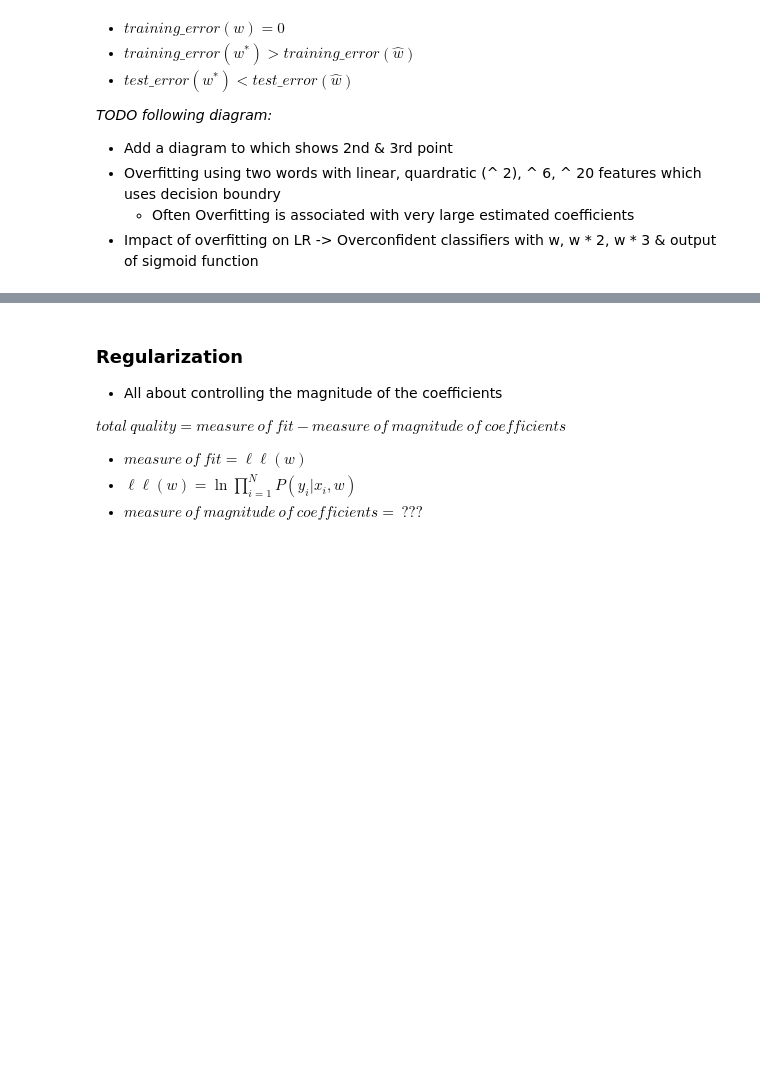
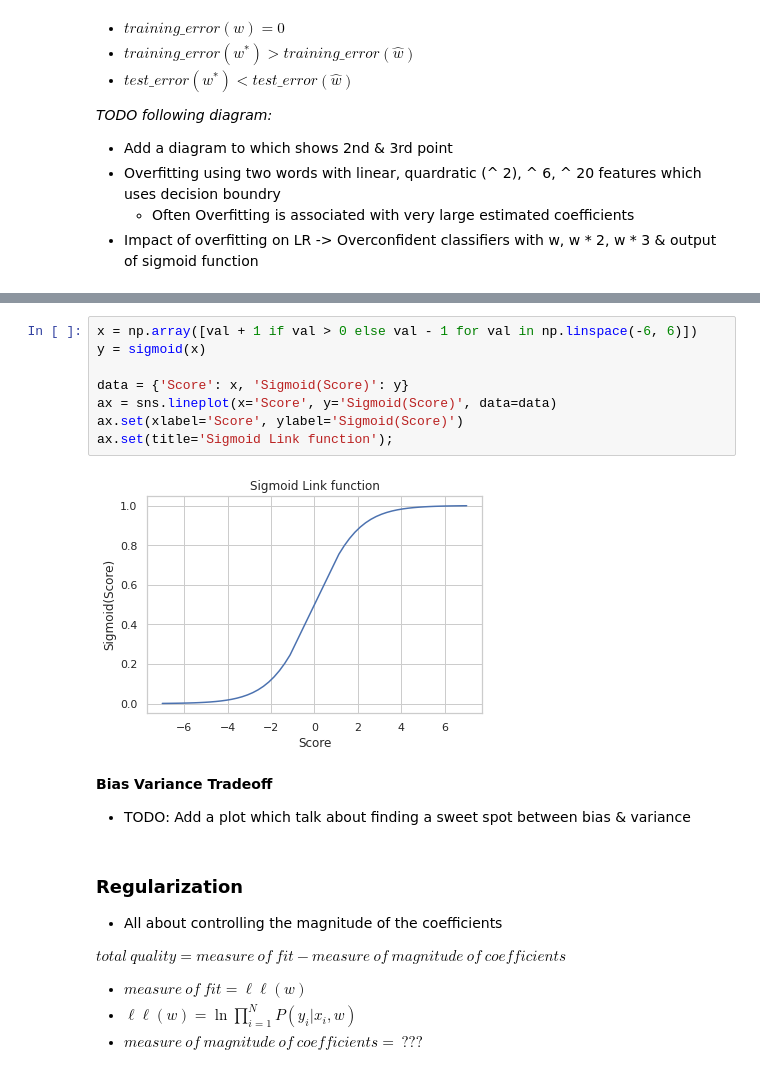
Before and after one commit to pardeep-singh/ml_classroom, a Jupyter notebook: text_classification_using_regularized_logistic_regression/consumer_complaints_classification.ipynb, the cells around one changed output, grey strips where cells are left out. Cells and saved outputs as stored; diff of their text form; blank space fills up the shorter version.

```diff
--- a/text_classification_using_regularized_logistic_regression/consumer_complaints_classification.ipynb
+++ b/text_classification_using_regularized_logistic_regression/consumer_complaints_classification.ipynb
@@ -34,3 +54,17 @@
+# %%
+x = np.array([val + 1 if val > 0 else val - 1 for val in np.linspace(-6, 6)])
+y = sigmoid(x)
+
+data = {'Score': x, 'Sigmoid(Score)': y}
+ax = sns.lineplot(x='Score', y='Sigmoid(Score)', data=data)
+ax.set(xlabel='Score', ylabel='Sigmoid(Score)')
+ax.set(title='Sigmoid Link function');
+# %% [output]
+[figure, added]
+# %% [markdown]
+**Bias Variance Tradeoff**
+
+- TODO: Add a plot which talk about finding a sweet spot between bias & variance
 # %% [markdown]
 ### Regularization
 
```
Also changed, not shown: parts of 11 cells of this notebook, 11 other files.
